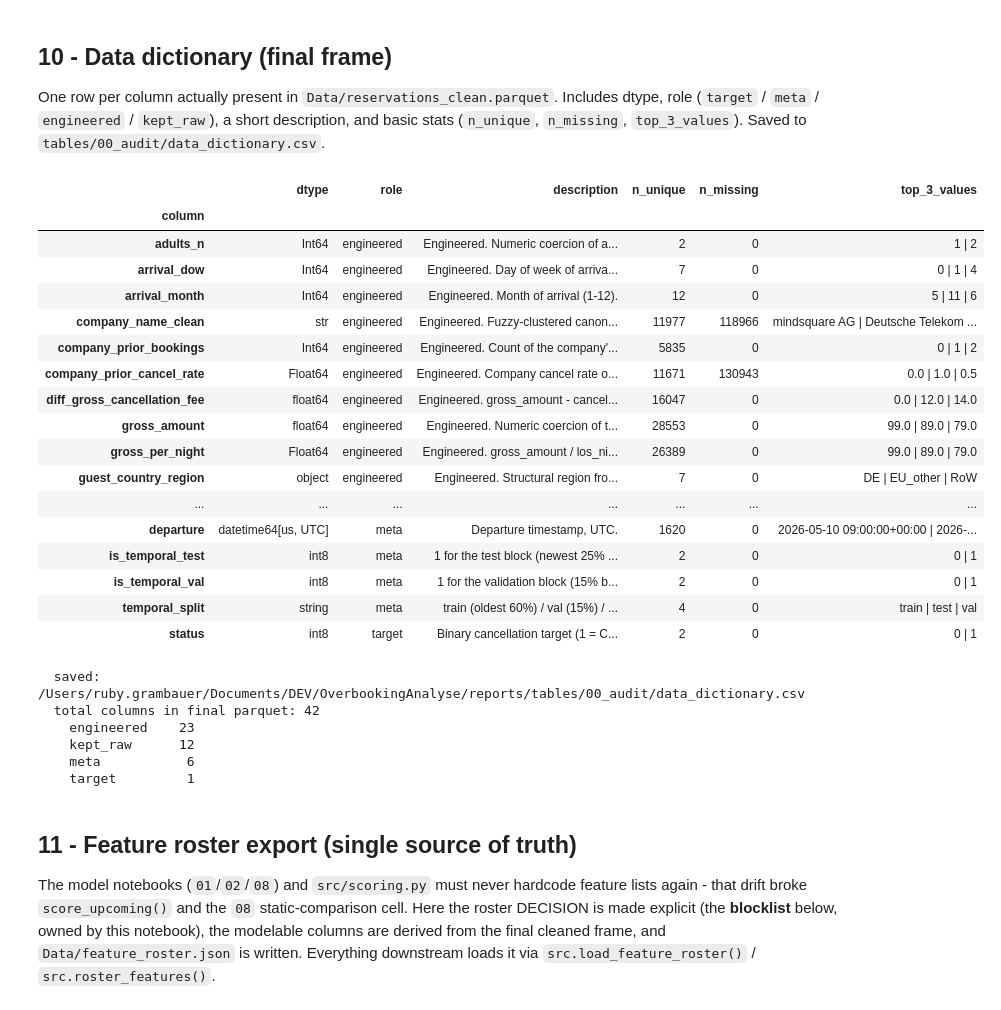
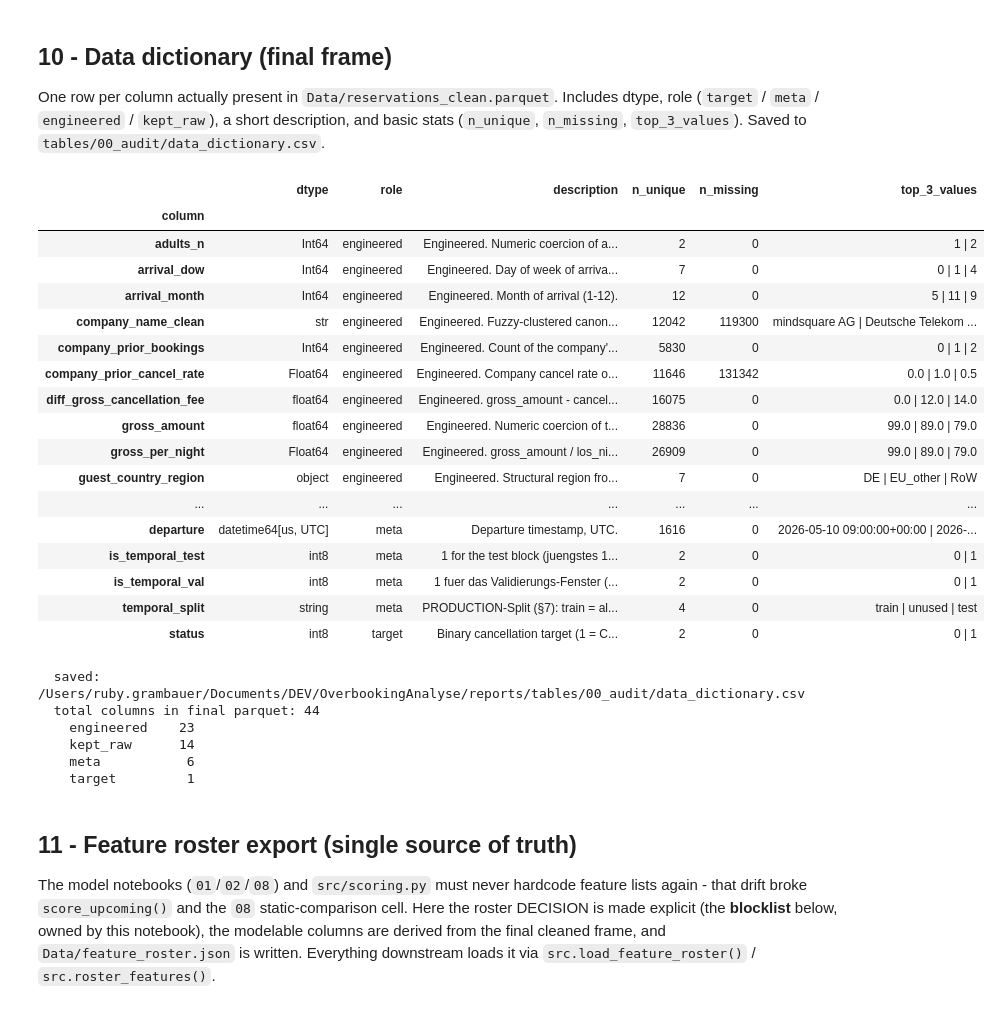
Before and after one commit to StayeryHQ/overbookinganalyses, a Jupyter notebook: notebooks/00_data_audit.ipynb, the cells around one changed output. Saved outputs shown, nothing was run; the diff lists cells and outputs as text; code cells hidden in the pictures.

```diff
--- a/notebooks/00_data_audit.ipynb
+++ b/notebooks/00_data_audit.ipynb
@@ -297,7 +297,7 @@ Two bounds are applied to `arrival`:
 # Data/reservations_clean_meta.json in section 9 for reproducibility.
 ARRIVAL_FLOOR  = pd.Timestamp("2022-08-01", tz="UTC")
 GRACE_DAYS     = 3
-RUN_TIMESTAMP  = pd.Timestamp.now("UTC")
+RUN_TIMESTAMP  = pd.to_datetime(df["created"], utc=True).max()   # DATA-anchored "now" (extraction), not wall-clock -> reproduzierbar
 ARRIVAL_CUTOFF = (RUN_TIMESTAMP.normalize() - pd.Timedelta(days=GRACE_DAYS))
 
 n_floor = int((df["arrival"] < ARRIVAL_FLOOR).sum())
@@ -929,6 +929,13 @@ A column is **leakage** if its value is only set *after* the cancellation event,
 | `commission_amount` / `commission_before_amount` | only populated after settlement; would be leakage if populated.                  |
 | `cancellationTime` / `diff_cancellation_arrival` | only exist for *cancelled* bookings (the timestamp, and the arrival-cancel gap) - direct label leakage. The hazard model (08) derives cancel timing from raw (`modified`/`cancellationTime`) itself, so neither is needed in the static clean frame. |
 # %%
+# Target-side cancel timing — capture before dropping cancellationTime (target/split
+# metadata, never a feature -> roster blocklist). days from cancellation to arrival;
+# >0 = cancelled before arrival. Used by hazard (08) day-grid + the §7 split.
+_arr_ct = pd.to_datetime(df["arrival"], utc=True)
+_ct_raw = pd.to_datetime(df["cancellationTime"], utc=True, errors="coerce")
+df["cancel_days_before_arrival"] = (_arr_ct - _ct_raw) / pd.Timedelta(days=1)
+
 LEAKAGE = [
     "modified",
     "cancellationTime",
@@ -2239,9 +2238,9 @@ basic stats (`n_unique`, `n_missing`, `top_3_values`). Saved to `tables/00_audit
 COLUMN_DESCRIPTIONS: dict[str, str] = {
     # target / meta
     "status":            "Binary cancellation target (1 = Canceled, 0 = CheckedOut/InHouse). Encoded in §4.5.",
-    "is_temporal_test":  "1 for the test block (newest 25% by arrival).",
-    "is_temporal_val":   "1 for the validation block (15% before test); threshold/HP tuning.",
-    "temporal_split":    "train (oldest 60%) / val (15%) / test (newest 25%) by arrival.",
+    "is_temporal_test":  "1 for the test block (juengstes 14-Tage-Production-Anreisefenster, aktiv@S_test).",
+    "is_temporal_val":   "1 fuer das Validierungs-Fenster (ein Production-Schritt vor test); threshold/HP tuning.",
+    "temporal_split":    "PRODUCTION-Split (§7): train = alle bis S_val resolved (Long-Lead inkl.); val/test = aktiv@S, Anreise in naechsten 14 Tagen.",
     # raw timestamps
     "arrival":           "Arrival timestamp, UTC.",
     "departure":         "Departure timestamp, UTC.",
@@ -2300,51 +2299,51 @@ for col in df.columns:
     s = df[col]
     nonna = s.dropna()
     top3 = (nonna.astype("string").value_counts().head(3).index.tolist()
             if not nonna.empty else [])
     rows.append({
         "column":       col,
         "dtype":        str(s.dtype),
         "role":         _classify(col),
         "description":  COLUMN_DESCRIPTIONS.get(col, "(no description)"),
         "n_unique":     int(nonna.nunique()) if not nonna.empty else 0,
         "n_missing":    int(s.isna().sum()),
         "top_3_values": " | ".join(map(str, top3)) if top3 else "",
     })
 
 data_dict = (pd.DataFrame(rows)
                .sort_values(["role", "column"])
                .set_index("column"))
 
 with pd.option_context("display.max_rows", None, "display.max_colwidth", None):
     display(data_dict)
 data_dict.to_csv(TBL_DIR / "data_dictionary.csv")
 print(f"\n  saved: {TBL_DIR / 'data_dictionary.csv'}")
 print(f"  total columns in final parquet: {len(data_dict):,}")
 for role, n in data_dict["role"].value_counts().items():
     print(f"    {role:<12s} {n:>3}")
 # %% [output]
 |  | dtype | role | description | n_unique | n_missing | top_3_values |
 | column |  |  |  |  |  |  |
 | adults_n | Int64 | engineered | Engineered. Numeric coercion of a... | 2 | 0 | 1 | 2 |
 | arrival_dow | Int64 | engineered | Engineered. Day of week of arriva... | 7 | 0 | 0 | 1 | 4 |
-| arrival_month | Int64 | engineered | Engineered. Month of arrival (1-12). | 12 | 0 | 5 | 11 | 6 |
-| company_name_clean | str | engineered | Engineered. Fuzzy-clustered canon... | 11977 | 118966 | mindsquare AG | Deutsche Telekom ... |
-| company_prior_bookings | Int64 | engineered | Engineered. Count of the company'... | 5835 | 0 | 0 | 1 | 2 |
-| company_prior_cancel_rate | Float64 | engineered | Engineered. Company cancel rate o... | 11671 | 130943 | 0.0 | 1.0 | 0.5 |
-| diff_gross_cancellation_fee | float64 | engineered | Engineered. gross_amount - cancel... | 16047 | 0 | 0.0 | 12.0 | 14.0 |
-| gross_amount | float64 | engineered | Engineered. Numeric coercion of t... | 28553 | 0 | 99.0 | 89.0 | 79.0 |
-| gross_per_night | Float64 | engineered | Engineered. gross_amount / los_ni... | 26389 | 0 | 99.0 | 89.0 | 79.0 |
+| arrival_month | Int64 | engineered | Engineered. Month of arrival (1-12). | 12 | 0 | 5 | 11 | 9 |
+| company_name_clean | str | engineered | Engineered. Fuzzy-clustered canon... | 12042 | 119300 | mindsquare AG | Deutsche Telekom ... |
+| company_prior_bookings | Int64 | engineered | Engineered. Count of the company'... | 5830 | 0 | 0 | 1 | 2 |
+| company_prior_cancel_rate | Float64 | engineered | Engineered. Company cancel rate o... | 11646 | 131342 | 0.0 | 1.0 | 0.5 |
+| diff_gross_cancellation_fee | float64 | engineered | Engineered. gross_amount - cancel... | 16075 | 0 | 0.0 | 12.0 | 14.0 |
+| gross_amount | float64 | engineered | Engineered. Numeric coercion of t... | 28836 | 0 | 99.0 | 89.0 | 79.0 |
+| gross_per_night | Float64 | engineered | Engineered. gross_amount / los_ni... | 26909 | 0 | 99.0 | 89.0 | 79.0 |
 | guest_country_region | object | engineered | Engineered. Structural region fro... | 7 | 0 | DE | EU_other | RoW |
 | ... | ... | ... | ... | ... | ... | ... |
-| departure | datetime64[us, UTC] | meta | Departure timestamp, UTC. | 1620 | 0 | 2026-05-10 09:00:00+00:00 | 2026-... |
-| is_temporal_test | int8 | meta | 1 for the test block (newest 25% ... | 2 | 0 | 0 | 1 |
-| is_temporal_val | int8 | meta | 1 for the validation block (15% b... | 2 | 0 | 0 | 1 |
-| temporal_split | string | meta | train (oldest 60%) / val (15%) / ... | 4 | 0 | train | test | val |
+| departure | datetime64[us, UTC] | meta | Departure timestamp, UTC. | 1616 | 0 | 2026-05-10 09:00:00+00:00 | 2026-... |
+| is_temporal_test | int8 | meta | 1 for the test block (juengstes 1... | 2 | 0 | 0 | 1 |
+| is_temporal_val | int8 | meta | 1 fuer das Validierungs-Fenster (... | 2 | 0 | 0 | 1 |
+| temporal_split | string | meta | PRODUCTION-Split (§7): train = al... | 4 | 0 | train | unused | test |
 | status | int8 | target | Binary cancellation target (1 = C... | 2 | 0 | 0 | 1 |
   saved: /Users/ruby.grambauer/Documents/DEV/OverbookingAnalyse/reports/tables/00_audit/data_dictionary.csv
-  total columns in final parquet: 42
+  total columns in final parquet: 44
     engineered    23
-    kept_raw      12
+    kept_raw      14
     meta           6
     target         1
 # %% [markdown]
```
Also changed, not shown: parts of 47 cells of this notebook, 5 other files.
